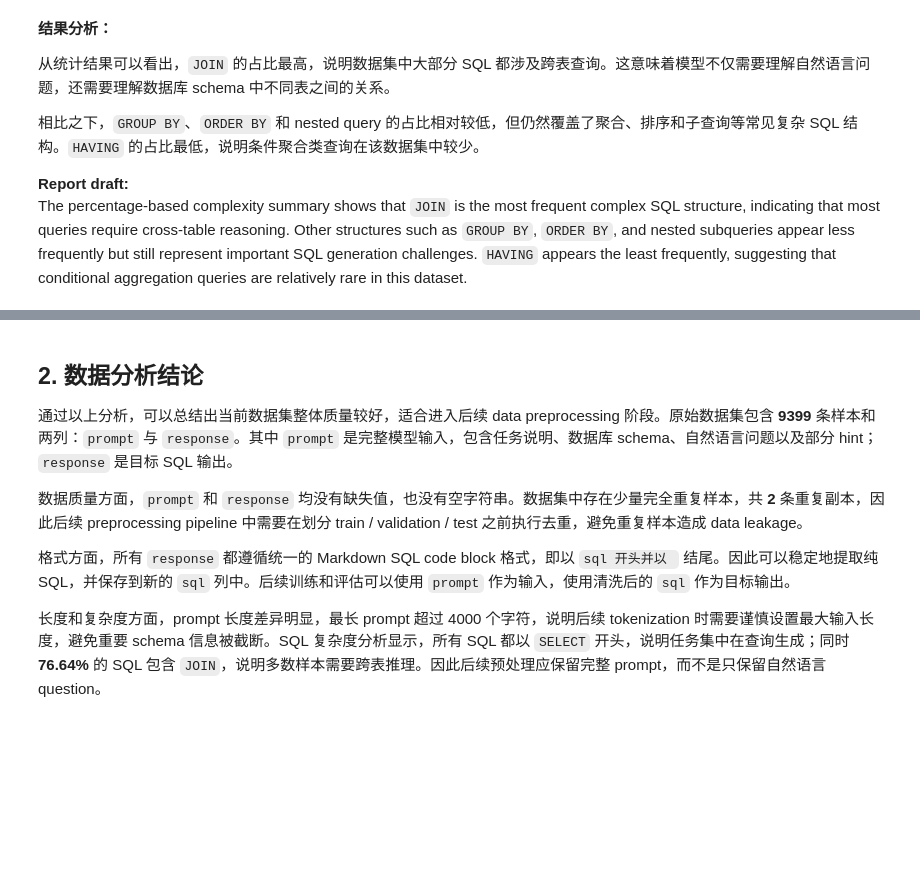
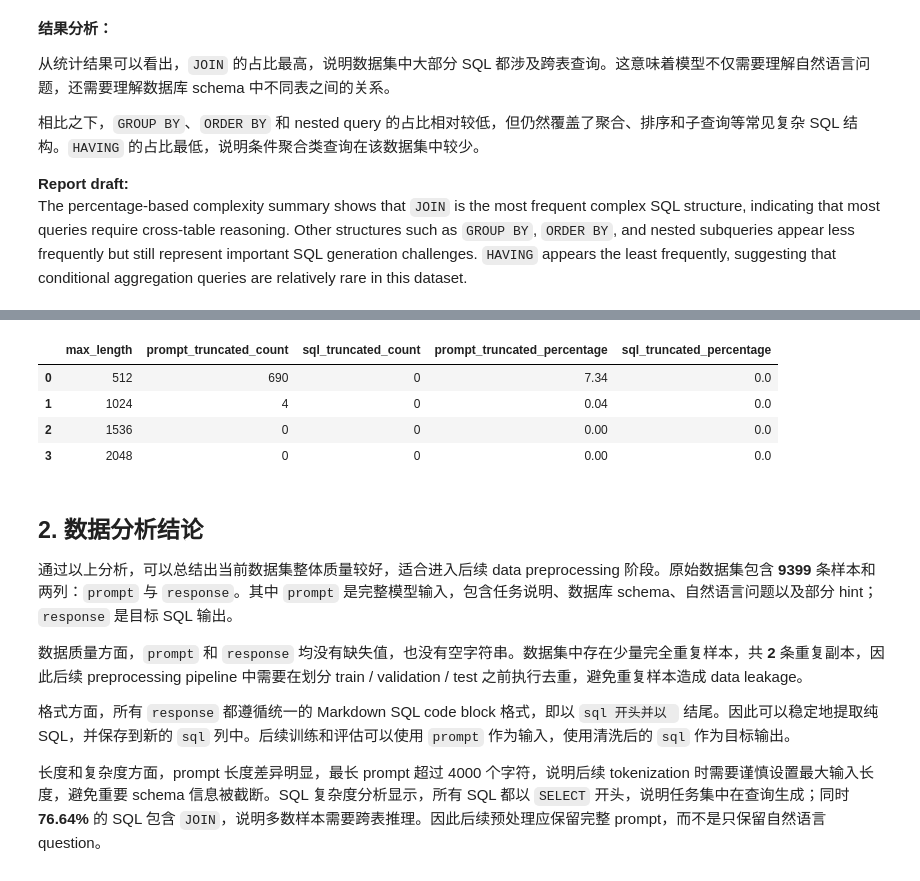
Before and after one commit to MasterpieceXu/SQL-Prompt-Generation-from-Natural-Language-Queries, a Jupyter notebook: notebooks/data_clean.ipynb, the cells around one changed output, grey strips where cells are left out. Drawn from its saved outputs; the diff is of its cells as text; code cells hidden in the pictures; blank space fills up the shorter version.

```diff
--- a/notebooks/data_clean.ipynb
+++ b/notebooks/data_clean.ipynb
@@ -315,3 +366,33 @@ The percentage-based complexity summary shows that `JOIN` is the most frequent c
+# %%
+candidate_lengths = [512, 1024, 1536, 2048]
+
+truncation_summary = pd.DataFrame({
+    "max_length": candidate_lengths,
+    "prompt_truncated_count": [
+        (df_clean["prompt_token_length"] > length).sum()
+        for length in candidate_lengths
+    ],
+    "sql_truncated_count": [
+        (df_clean["sql_token_length"] > length).sum()
+        for length in candidate_lengths
+    ]
+})
+
+truncation_summary["prompt_truncated_percentage"] = (
+    truncation_summary["prompt_truncated_count"] / len(df_clean) * 100
+).round(2)
+
+truncation_summary["sql_truncated_percentage"] = (
+    truncation_summary["sql_truncated_count"] / len(df_clean) * 100
+).round(2)
+
+truncation_summary
+# %% [output]
+|  | max_length | prompt_truncated_count | sql_truncated_count | prompt_truncated_percentage | sql_truncated_percentage |
+| 0 | 512 | 690 | 0 | 7.34 | 0.0 |
+| 1 | 1024 | 4 | 0 | 0.04 | 0.0 |
+| 2 | 1536 | 0 | 0 | 0.00 | 0.0 |
+| 3 | 2048 | 0 | 0 | 0.00 | 0.0 |
 # %% [markdown]
 ## 2. 数据分析结论
 
```
Also changed, not shown: parts of 4 cells of this notebook.
